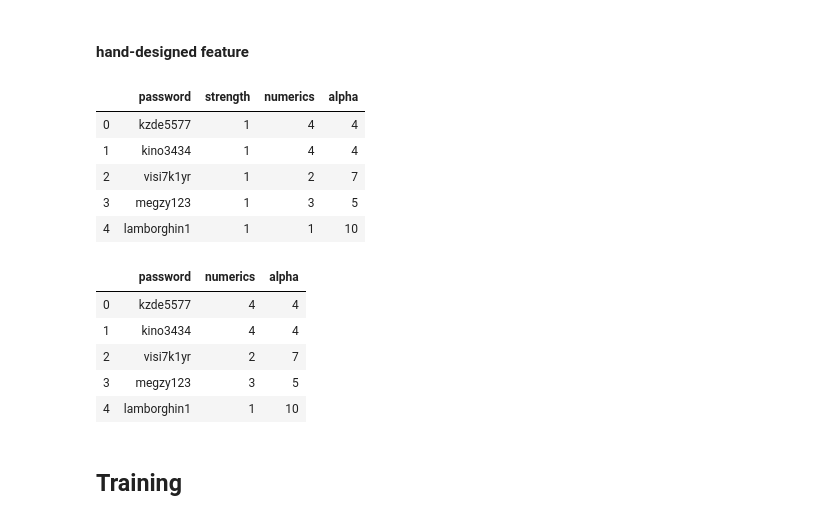
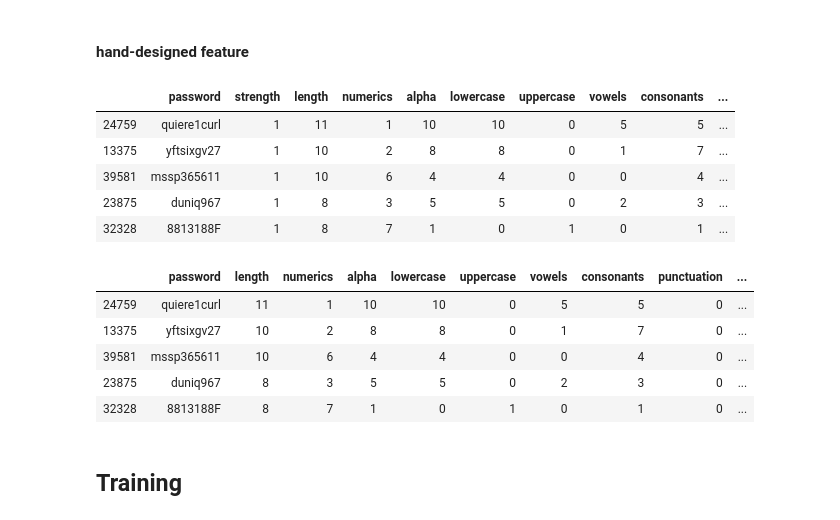
Before and after one commit to xinbeiG/Password-Strength-Analysis-ML, a Jupyter notebook: Password_Strength_Classifier.ipynb, the cells around one changed output. Saved outputs shown, nothing was run; the diff lists cells and outputs as text; code cells hidden in the pictures.

```diff
--- a/Password_Strength_Classifier.ipynb
+++ b/Password_Strength_Classifier.ipynb
@@ -34,7 +55,7 @@ from sklearn import linear_model
 # %%
-nRowsRead = 10000
-data = pd.read_csv('./data.csv', error_bad_lines = False, nrows=nRowsRead)
-print(f"Sample data:\n{data.head()}")
-data.dropna(inplace=True) # drop NaN row
-sns.countplot(data['strength']) # Distribution graphs
+from zxcvbn import zxcvbn
+data['newLabel'] = data['password'].apply(lambda x: zxcvbn(x)['score'])
+print(f"Sample data:{data.shape}\n{data.head()}")
+print("value distribution:",data['newLabel'].value_counts())
+sns.countplot(data['newLabel']) # Distribution graphs
 # %% [output]
@@ -52,3 +85,19 @@ b'Skipping line 2810: expected 2 fields, saw 5\nSkipping line 4641: expected 2 f
 ## feature extraction
 # %% [markdown]
 #### UnderSample data
+# %%
+count_class_0, count_class_1, count_class_2 = data.strength.value_counts()
+print(data.strength.value_counts())
+
+# Divide by class
+df_class_0 = data[data['strength'] == 0]
+df_class_1 = data[data['strength'] == 1]
+df_class_2 = data[data['strength'] == 2]
+
+df_class_1_under = df_class_1.sample((len(df_class_0)))
+df_under = pd.concat([df_class_1_under, df_class_0, df_class_2], axis=0)
+
+print('Random under-sampling:')
+print(df_under.strength.value_counts())
+
+sns.countplot(df_under['strength'])
@@ -55,36 +116,41 @@ b'Skipping line 2810: expected 2 fields, saw 5\nSkipping line 4641: expected 2 f
 # %% [markdown]
 #### hand-designed feature
 # %%
-df1 = data
-# df1['length'] = df1['password'].str.len()
+df1 = df_under.copy()
+df1['length'] = df1['password'].str.len()
 df1['numerics'] = df1['password'].apply(lambda x: len([str(x) for x in list(x) if str(x).isdigit()]))
 df1['alpha'] = df1['password'].apply(lambda x: len([x for x in list(x) if x.isalpha()]))
+df1['lowercase'] = df1['password'].apply(lambda x: len([x for x in list(x) if x.islower()]))
+df1['uppercase'] = df1['password'].apply(lambda x: len([x for x in list(x) if x.isupper()]))
 
-# vowels = ['a', 'e', 'i', 'o', 'u']
-# df1['vowels'] = df1['password'].apply(lambda x:
-#                                       len([x for x in list(x) if x in vowels]))
-# df1['consonants'] = df1['password'].apply(lambda x:
-#                                           len([x for x in list(x) if x not in vowels and x.isalpha()]))
+vowels = ['a', 'e', 'i', 'o', 'u']
+df1['vowels'] = df1['password'].apply(lambda x:
+                                      len([x for x in list(x) if x in vowels]))
+df1['consonants'] = df1['password'].apply(lambda x:
+                                          len([x for x in list(x) if x not in vowels and x.isalpha()]))
+df1['punctuation'] = df1['password'].apply(lambda x: len([x for x in list(x) if x in string.punctuation]))
+df1['num_perct'] = df1.apply(lambda x: x['numerics']/x['length'],axis=1)
+df1['alpha_perct'] = df1.apply(lambda x: x['alpha']/x['length'],axis=1)
 
 df1.head()
 # %% [output]
-|  | password | strength | numerics | alpha |
-| 0 | kzde5577 | 1 | 4 | 4 |
-| 1 | kino3434 | 1 | 4 | 4 |
-| 2 | visi7k1yr | 1 | 2 | 7 |
-| 3 | megzy123 | 1 | 3 | 5 |
-| 4 | lamborghin1 | 1 | 1 | 10 |
+|  | password | strength | length | numerics | alpha | lowercase | uppercase | vowels | consonants | ... |
+| 24759 | quiere1curl | 1 | 11 | 1 | 10 | 10 | 0 | 5 | 5 | ... |
+| 13375 | yftsixgv27 | 1 | 10 | 2 | 8 | 8 | 0 | 1 | 7 | ... |
+| 39581 | mssp365611 | 1 | 10 | 6 | 4 | 4 | 0 | 0 | 4 | ... |
+| 23875 | duniq967 | 1 | 8 | 3 | 5 | 5 | 0 | 2 | 3 | ... |
+| 32328 | 8813188F | 1 | 8 | 7 | 1 | 0 | 1 | 0 | 1 | ... |
 # %%
 y = df1['strength']
-X = df1.drop('strength', axis = 1)
+X = df1.drop(['strength'], axis = 1)
 X.head()
 # %% [output]
-|  | password | numerics | alpha |
-| 0 | kzde5577 | 4 | 4 |
-| 1 | kino3434 | 4 | 4 |
-| 2 | visi7k1yr | 2 | 7 |
-| 3 | megzy123 | 3 | 5 |
-| 4 | lamborghin1 | 1 | 10 |
+|  | password | length | numerics | alpha | lowercase | uppercase | vowels | consonants | punctuation | ... |
+| 24759 | quiere1curl | 11 | 1 | 10 | 10 | 0 | 5 | 5 | 0 | ... |
+| 13375 | yftsixgv27 | 10 | 2 | 8 | 8 | 0 | 1 | 7 | 0 | ... |
+| 39581 | mssp365611 | 10 | 6 | 4 | 4 | 0 | 0 | 4 | 0 | ... |
+| 23875 | duniq967 | 8 | 3 | 5 | 5 | 0 | 2 | 3 | 0 | ... |
+| 32328 | 8813188F | 8 | 7 | 1 | 0 | 1 | 0 | 1 | 0 | ... |
 # %% [markdown]
 ## Training
 # %%
```
Also changed, not shown: parts of 17 cells of this notebook.
